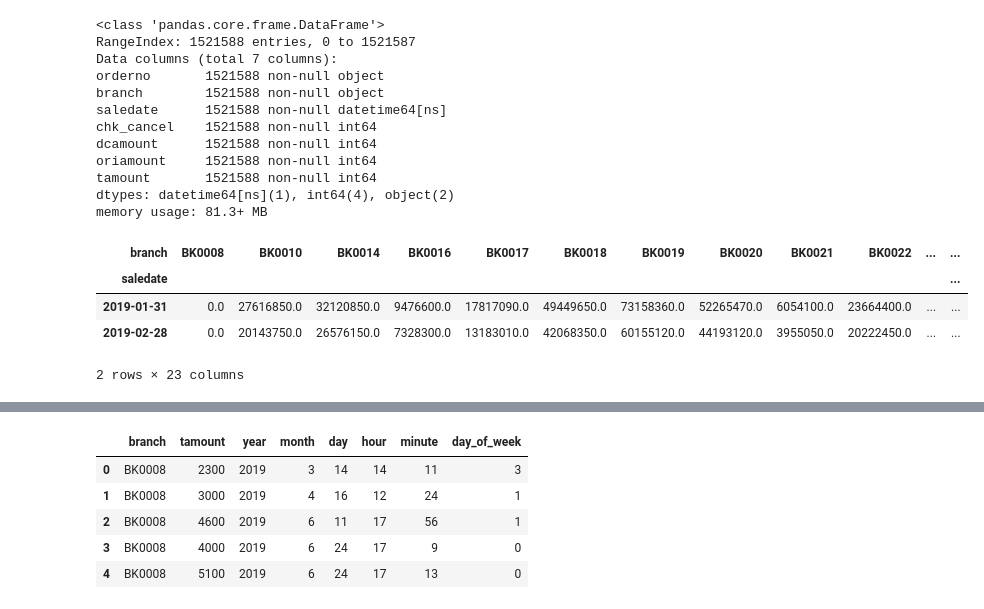
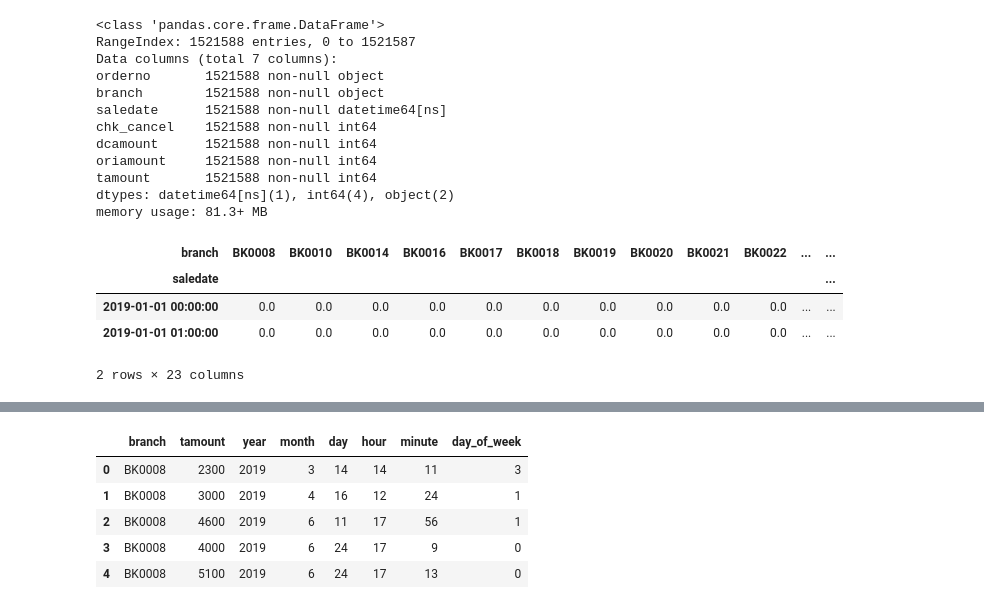
Before and after one commit to chul0717/capstone2, a Jupyter notebook: src/notebook.ipynb, the cells around one changed output, grey strips where cells are left out. Saved outputs shown, nothing was run; the diff lists cells and outputs as text; code cells hidden in the pictures.

```diff
--- a/src/notebook.ipynb
+++ b/src/notebook.ipynb
@@ -93,12 +96,12 @@ def store_dataframe(df, interval):
     store_df[store_df.index.year==value]
     return store_df[store_df.index.year==value].fillna(0)
 # %%
-# get df with all branches as column broken down to months
-store_df = store_dataframe(df2019, "M")
+# get df with all branches as column broken down to hours
+store_df = store_dataframe(df2019, "H")
 store_df.head(2)
 # %% [output]
 | branch | BK0008 | BK0010 | BK0014 | BK0016 | BK0017 | BK0018 | BK0019 | BK0020 | BK0021 | BK0022 | ... | ... |
 | saledate |  |  |  |  |  |  |  |  |  |  |  | ... |
-| 2019-01-31 | 0.0 | 27616850.0 | 32120850.0 | 9476600.0 | 17817090.0 | 49449650.0 | 73158360.0 | 52265470.0 | 6054100.0 | 23664400.0 | ... | ... |
-| 2019-02-28 | 0.0 | 20143750.0 | 26576150.0 | 7328300.0 | 13183010.0 | 42068350.0 | 60155120.0 | 44193120.0 | 3955050.0 | 20222450.0 | ... | ... |
+| 2019-01-01 00:00:00 | 0.0 | 0.0 | 0.0 | 0.0 | 0.0 | 0.0 | 0.0 | 0.0 | 0.0 | 0.0 | ... | ... |
+| 2019-01-01 01:00:00 | 0.0 | 0.0 | 0.0 | 0.0 | 0.0 | 0.0 | 0.0 | 0.0 | 0.0 | 0.0 | ... | ... |
 2 rows × 23 columns
```
Also changed, not shown: parts of 57 cells of this notebook.
